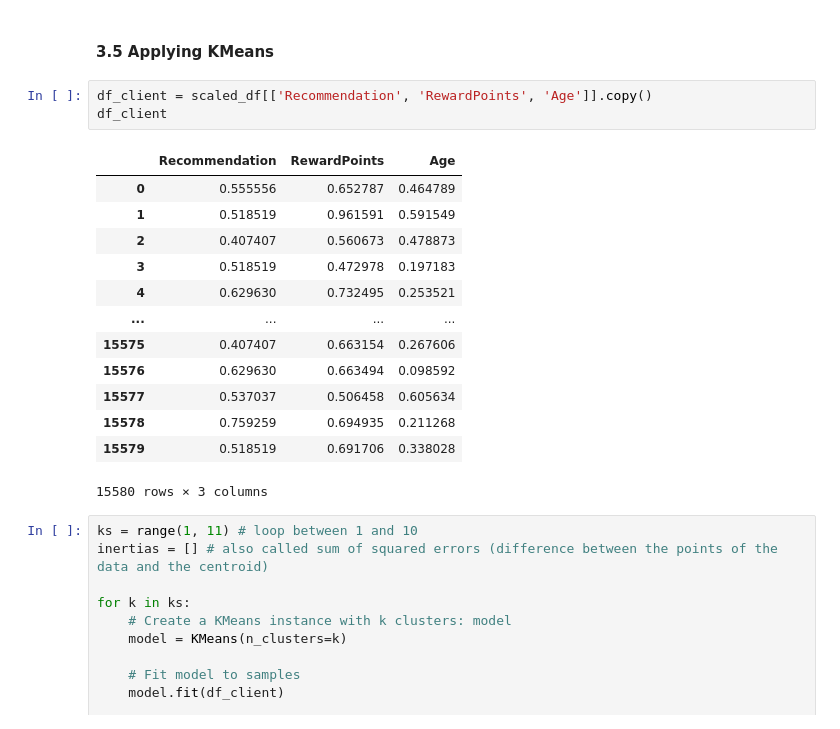
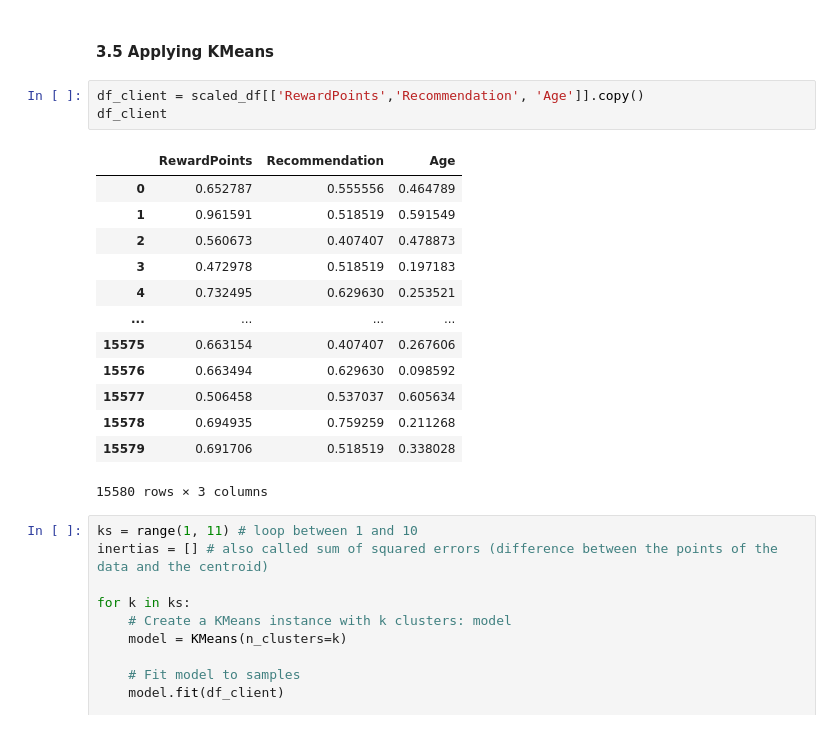
Before and after one commit to jorgecompleto/BookMe_Clustering, a Jupyter notebook: 202122_Cluster_Group15_Notebook.ipynb, the cells around one changed output. Saved outputs shown, nothing was run; the diff lists cells and outputs as text.

```diff
--- a/202122_Cluster_Group15_Notebook.ipynb
+++ b/202122_Cluster_Group15_Notebook.ipynb
@@ -976,21 +976,21 @@ Desenvolver legenda.
 # %% [markdown]
 #### 3.5 Applying KMeans
 # %%
-df_client = scaled_df[['Recommendation', 'RewardPoints', 'Age']].copy()
+df_client = scaled_df[['RewardPoints','Recommendation', 'Age']].copy()
 df_client
 # %% [output]
-|  | Recommendation | RewardPoints | Age |
-| 0 | 0.555556 | 0.652787 | 0.464789 |
-| 1 | 0.518519 | 0.961591 | 0.591549 |
-| 2 | 0.407407 | 0.560673 | 0.478873 |
-| 3 | 0.518519 | 0.472978 | 0.197183 |
-| 4 | 0.629630 | 0.732495 | 0.253521 |
+|  | RewardPoints | Recommendation | Age |
+| 0 | 0.652787 | 0.555556 | 0.464789 |
+| 1 | 0.961591 | 0.518519 | 0.591549 |
+| 2 | 0.560673 | 0.407407 | 0.478873 |
+| 3 | 0.472978 | 0.518519 | 0.197183 |
+| 4 | 0.732495 | 0.629630 | 0.253521 |
 | ... | ... | ... | ... |
-| 15575 | 0.407407 | 0.663154 | 0.267606 |
-| 15576 | 0.629630 | 0.663494 | 0.098592 |
-| 15577 | 0.537037 | 0.506458 | 0.605634 |
-| 15578 | 0.759259 | 0.694935 | 0.211268 |
-| 15579 | 0.518519 | 0.691706 | 0.338028 |
+| 15575 | 0.663154 | 0.407407 | 0.267606 |
+| 15576 | 0.663494 | 0.629630 | 0.098592 |
+| 15577 | 0.506458 | 0.537037 | 0.605634 |
+| 15578 | 0.694935 | 0.759259 | 0.211268 |
+| 15579 | 0.691706 | 0.518519 | 0.338028 |
 15580 rows × 3 columns
 # %%
 ks = range(1, 11) # loop between 1 and 10
```
Also changed, not shown: parts of 30 cells of this notebook.
